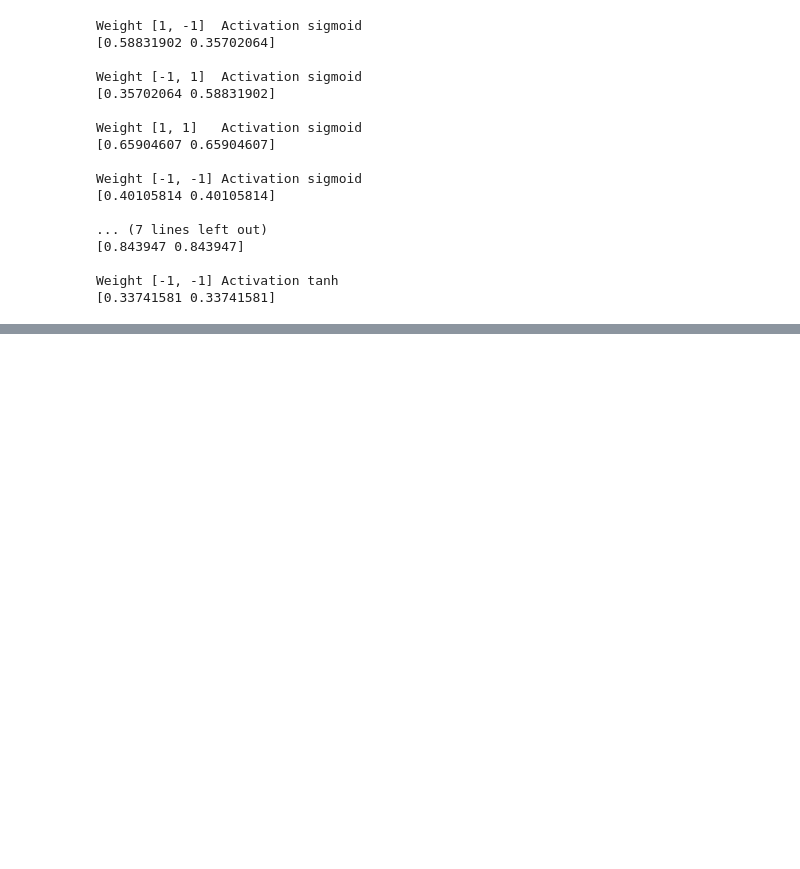
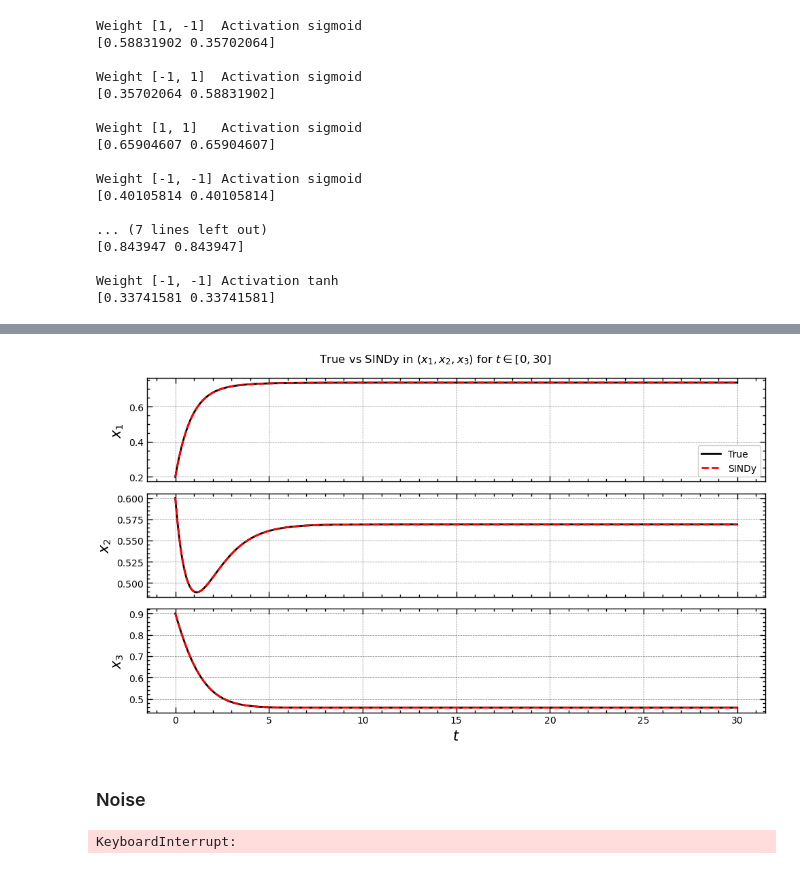
Before and after one commit to sandromikautadze/sindy-thesis, a Jupyter notebook: hopfield.ipynb, the cells around one changed output, grey strips where cells are left out. Drawn from its saved outputs; the diff is of its cells as text; code cells hidden in the pictures; blank space fills up the shorter version.

```diff
--- a/hopfield.ipynb
+++ b/hopfield.ipynb
@@ -233,0 +329,9 @@ plt.show()
+# %%
+model = ps.SINDy(optimizer=opt, feature_library=lib, differentiation_method=diff, feature_names=features)
+model.fit(x_train, t, x_dot)
+model_sim = model.simulate(x0, t)
+model_sim_x = model_sim[:, 0]
+model_sim_y = model_sim[:, 1]
+model_sim_z = model_sim[:, 2]
+r2 = model.score(x_train, t, x_dot, metric=r2_score)
+mse = model.score(x_train, t, x_dot, metric=mean_squared_error)
@@ -233,0 +348,39 @@ plt.show()
+# %%
+fig, axes = plt.subplots(3, 1, figsize=(10, 6))
+
+axes[0].plot(t, x, label='True', c = "k")
+axes[0].plot(t, model_sim_x, "r--", label='SINDy')
+axes[0].set_ylabel('$x_1$', fontsize = 15)
+axes[0].legend(loc = "lower right", prop={'size': 10})
+axes[0].xaxis.set_ticklabels([])
+axes[0].yaxis.set_tick_params(labelsize=10)
+
+axes[1].plot(t, y, c = "k")
+axes[1].plot(t, model_sim_y, "r--")
+axes[1].set_ylabel('$x_2$', fontsize = 15)
+axes[1].xaxis.set_ticklabels([])
+axes[1].yaxis.set_tick_params(labelsize=10)
+
+axes[2].plot(t, z, c = "k")
+axes[2].plot(t, model_sim_z, "r--")
+axes[2].set_xlabel('$t$', fontsize = 15)
+axes[2].set_ylabel('$x_3$', fontsize = 15)
+axes[2].xaxis.set_tick_params(labelsize=10)
+axes[2].yaxis.set_tick_params(labelsize=10)
+plt.suptitle(f"True vs SINDy in $(x_1,x_2,x_3)$ for $t\in[0,30]$")
+plt.tight_layout()
+plt.show()
+# %% [output]
+[figure, added]
+# %% [markdown]
+### Noise
+# %%
+std_noise = 0.01
+noise_model = ps.SINDy(optimizer=opt, feature_library=lib, differentiation_method=diff, feature_names=features)
+noise_model.fit(x_train, t, x_dot + np.random.normal(loc=0.0, scale=std_noise, size=x_train.shape))
+noise_model_sim = noise_model.simulate(x0, t)
+noise_model_sim_x = noise_model_sim[:, 0]
+noise_model_sim_y = noise_model_sim[:, 1]
+noise_model_sim_z = noise_model_sim[:, 2]
+# %% [output]
+KeyboardInterrupt:
```
Also changed, not shown: parts of 18 cells of this notebook.
